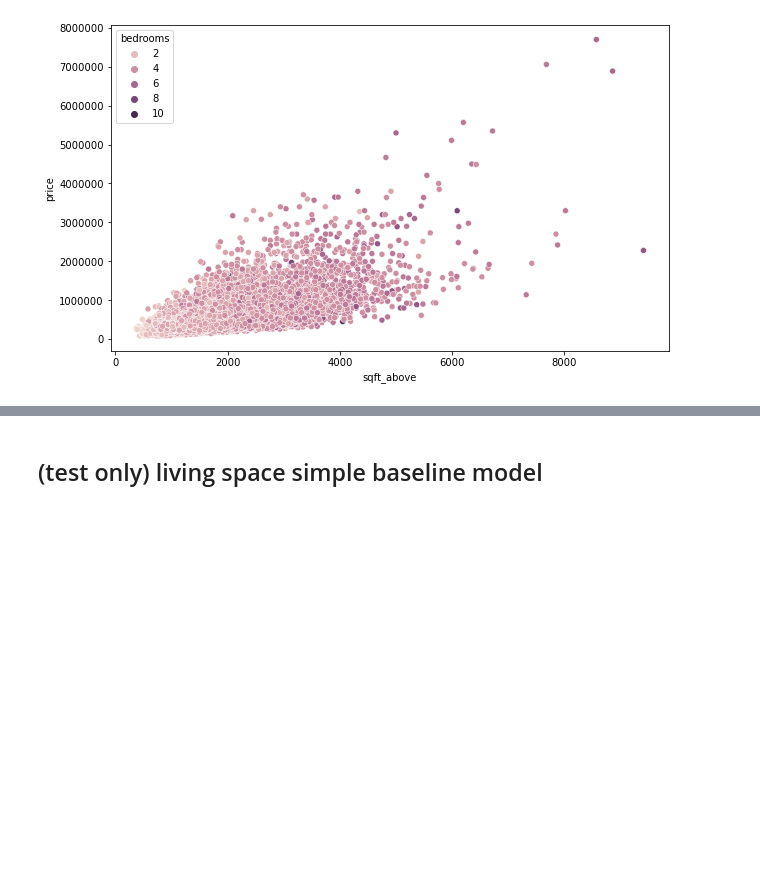
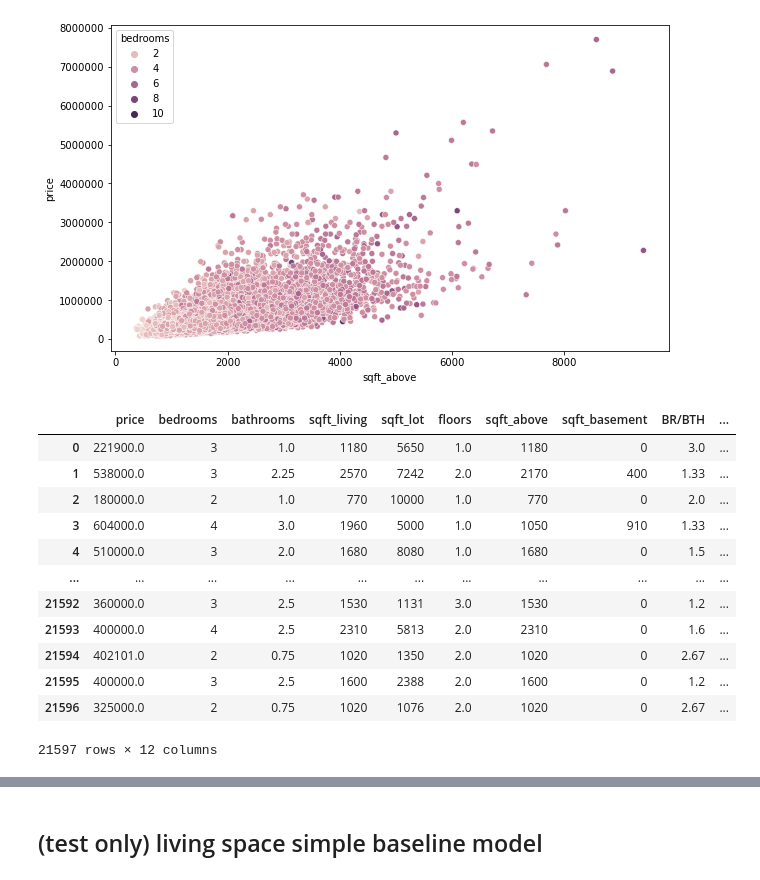
Before and after one commit to vivyhasadream/DS_P2_King-County-House-Sales-Predict, a Jupyter notebook: Han_2_EDA.ipynb, the cells around one changed output, grey strips where cells are left out. Drawn from its saved outputs; the diff is of its cells as text; code cells hidden in the pictures; blank space fills up the shorter version.

```diff
--- a/Han_2_EDA.ipynb
+++ b/Han_2_EDA.ipynb
@@ -244,3 +249,5 @@ Try using .loc[row_indexer,col_indexer] = value instead
 
 See the caveats in the documentation: https://pandas.pydata.org/pandas-docs/stable/user_guide/indexing.html#returning-a-view-versus-a-copy
   df_ls['FAR'] = df_ls['sqft_living'] / df_ls['sqft_lot']
+# %%
+df_ls['FAR'] = df_ls['FAR'].map(lambda x: round(x,2))
@@ -295,3 +316,19 @@ sns.scatterplot(x = 'sqft_above', y = 'price', hue = 'bedrooms', data = df_ls)
 ax.ticklabel_format(style='plain');
 # %% [output]
 [figure]
+# %%
+df_ls
+# %% [output]
+|  | price | bedrooms | bathrooms | sqft_living | sqft_lot | floors | sqft_above | sqft_basement | BR/BTH | ... |
+| 0 | 221900.0 | 3 | 1.0 | 1180 | 5650 | 1.0 | 1180 | 0 | 3.0 | ... |
+| 1 | 538000.0 | 3 | 2.25 | 2570 | 7242 | 2.0 | 2170 | 400 | 1.33 | ... |
+| 2 | 180000.0 | 2 | 1.0 | 770 | 10000 | 1.0 | 770 | 0 | 2.0 | ... |
+| 3 | 604000.0 | 4 | 3.0 | 1960 | 5000 | 1.0 | 1050 | 910 | 1.33 | ... |
+| 4 | 510000.0 | 3 | 2.0 | 1680 | 8080 | 1.0 | 1680 | 0 | 1.5 | ... |
+| ... | ... | ... | ... | ... | ... | ... | ... | ... | ... | ... |
+| 21592 | 360000.0 | 3 | 2.5 | 1530 | 1131 | 3.0 | 1530 | 0 | 1.2 | ... |
+| 21593 | 400000.0 | 4 | 2.5 | 2310 | 5813 | 2.0 | 2310 | 0 | 1.6 | ... |
+| 21594 | 402101.0 | 2 | 0.75 | 1020 | 1350 | 2.0 | 1020 | 0 | 2.67 | ... |
+| 21595 | 400000.0 | 3 | 2.5 | 1600 | 2388 | 2.0 | 1600 | 0 | 1.2 | ... |
+| 21596 | 325000.0 | 2 | 0.75 | 1020 | 1076 | 2.0 | 1020 | 0 | 2.67 | ... |
+21597 rows × 12 columns
```
Also changed, not shown: parts of 31 cells of this notebook, 2 other files.
